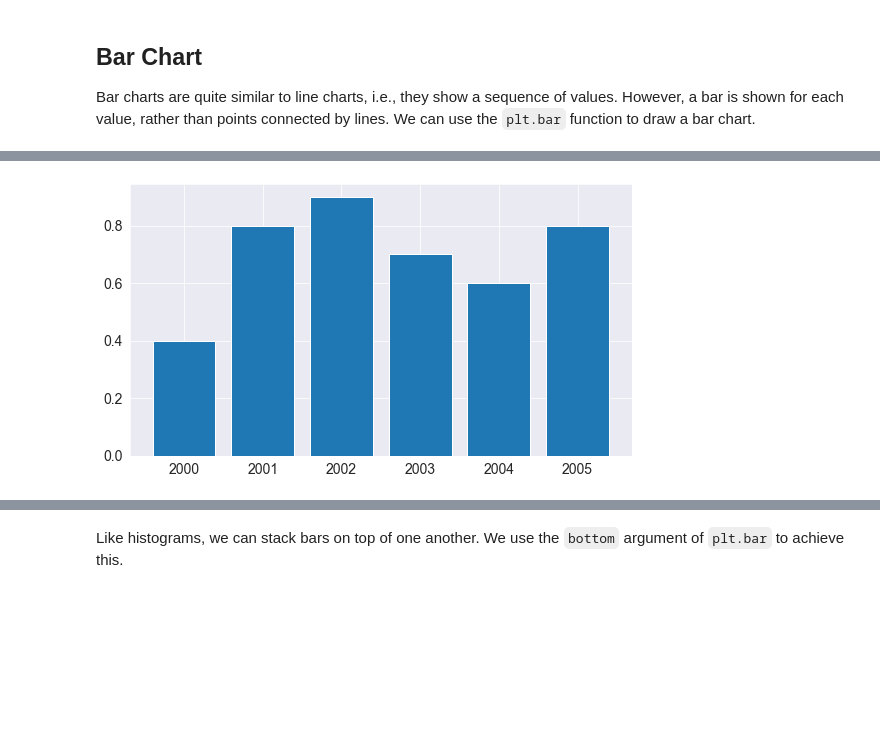
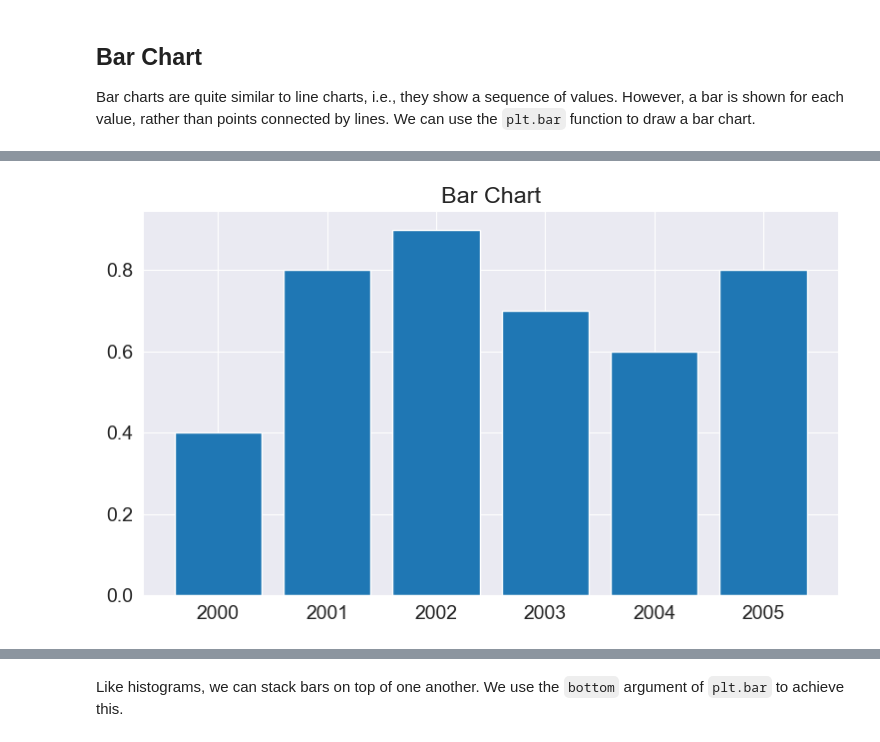
Before and after one commit to UzairHussain193/75-Days-Data-Science-Challenge, a Jupyter notebook: Day 23-24 - DA Visualization/python-matplotlib-data-visualization.ipynb, the cells around one changed output, grey strips where cells are left out. Saved outputs shown, nothing was run; the diff lists cells and outputs as text; code cells hidden in the pictures; blank space fills up the shorter version.

```diff
--- a/Day 23-24 - DA Visualization/python-matplotlib-data-visualization.ipynb
+++ b/Day 23-24 - DA Visualization/python-matplotlib-data-visualization.ipynb
@@ -503,4 +538,5 @@ oranges = [0.4, 0.8, 0.9, 0.7, 0.6, 0.8]
 # %%
 plt.bar(years, oranges);
+plt.title("Bar Chart");
 # %% [output]
-[figure, old version]
+[figure, new version]
```
Also changed, not shown: parts of 21 cells of this notebook, 1 other file.
